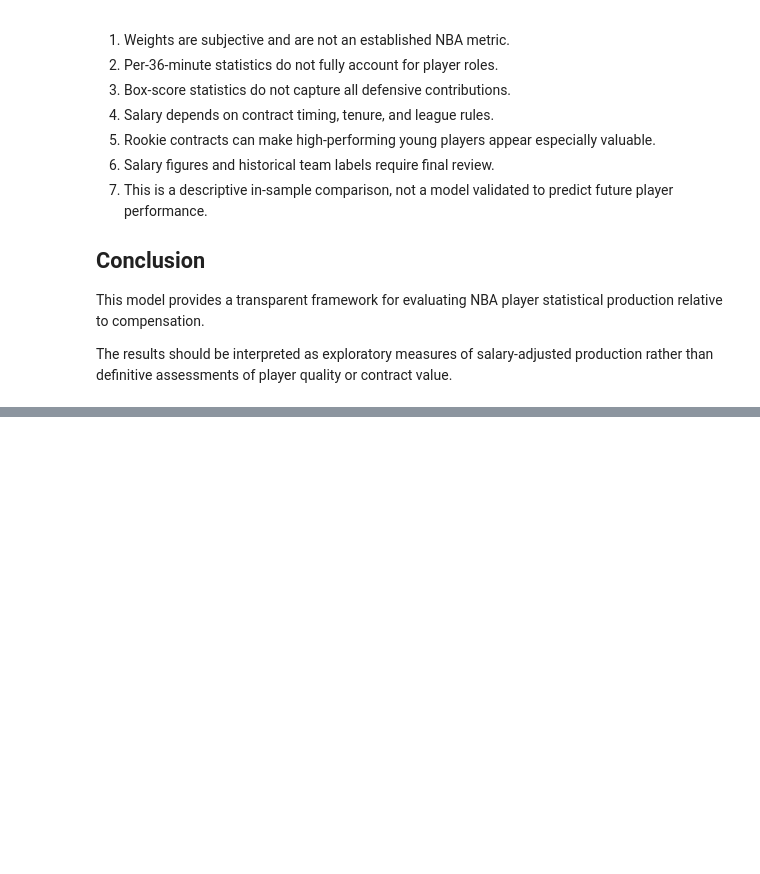
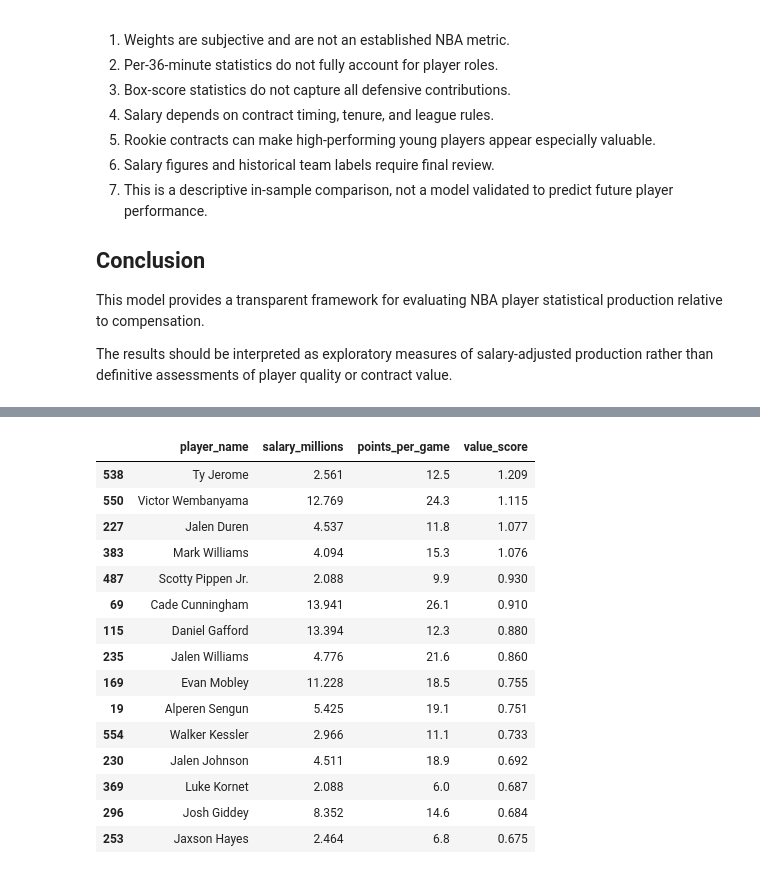
Before and after one commit to cellis55/nba-player-value-analyzer, a Jupyter notebook: notebooks/04_player_value_model.ipynb, the cells around one changed output, grey strips where cells are left out. Cells and saved outputs as stored; diff of their text form; code cells hidden in the pictures; blank space fills up the shorter version.

```diff
--- a/notebooks/04_player_value_model.ipynb
+++ b/notebooks/04_player_value_model.ipynb
@@ -683,0 +984,38 @@ of player quality or contract value.
+# %%
+# Final budget leaderboard
+final_budget = model_players[
+    model_players["salary_millions"] < 15
+].copy()
+
+final_budget = final_budget.sort_values(
+    "value_score",
+    ascending=False
+)
+
+display(
+    final_budget[
+        [
+            "player_name",
+            "salary_millions",
+            "points_per_game",
+            "value_score"
+        ]
+    ].head(15).round(3)
+)
+# %% [output]
+|  | player_name | salary_millions | points_per_game | value_score |
+| 538 | Ty Jerome | 2.561 | 12.5 | 1.209 |
+| 550 | Victor Wembanyama | 12.769 | 24.3 | 1.115 |
+| 227 | Jalen Duren | 4.537 | 11.8 | 1.077 |
+| 383 | Mark Williams | 4.094 | 15.3 | 1.076 |
+| 487 | Scotty Pippen Jr. | 2.088 | 9.9 | 0.930 |
+| 69 | Cade Cunningham | 13.941 | 26.1 | 0.910 |
+| 115 | Daniel Gafford | 13.394 | 12.3 | 0.880 |
+| 235 | Jalen Williams | 4.776 | 21.6 | 0.860 |
+| 169 | Evan Mobley | 11.228 | 18.5 | 0.755 |
+| 19 | Alperen Sengun | 5.425 | 19.1 | 0.751 |
+| 554 | Walker Kessler | 2.966 | 11.1 | 0.733 |
+| 230 | Jalen Johnson | 4.511 | 18.9 | 0.692 |
+| 369 | Luke Kornet | 2.088 | 6.0 | 0.687 |
+| 296 | Josh Giddey | 8.352 | 14.6 | 0.684 |
+| 253 | Jaxson Hayes | 2.464 | 6.8 | 0.675 |
```
Also changed, not shown: parts of 10 cells of this notebook, 11 other files.
